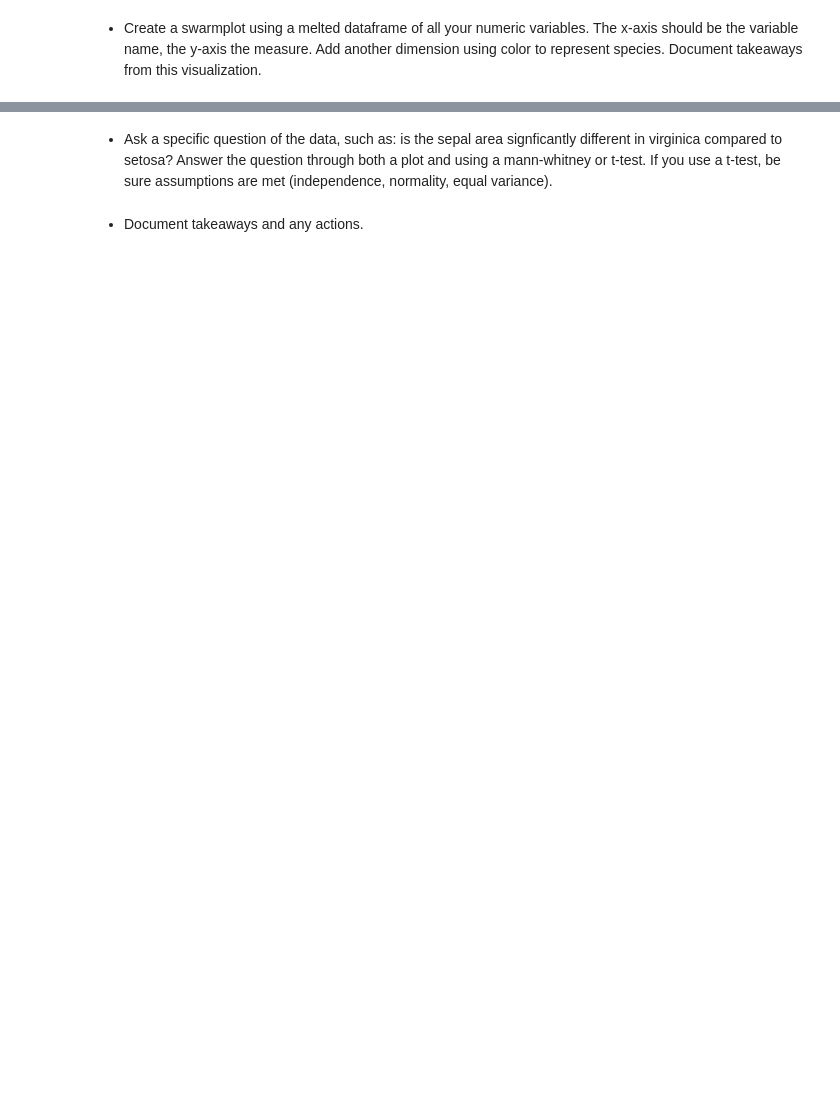
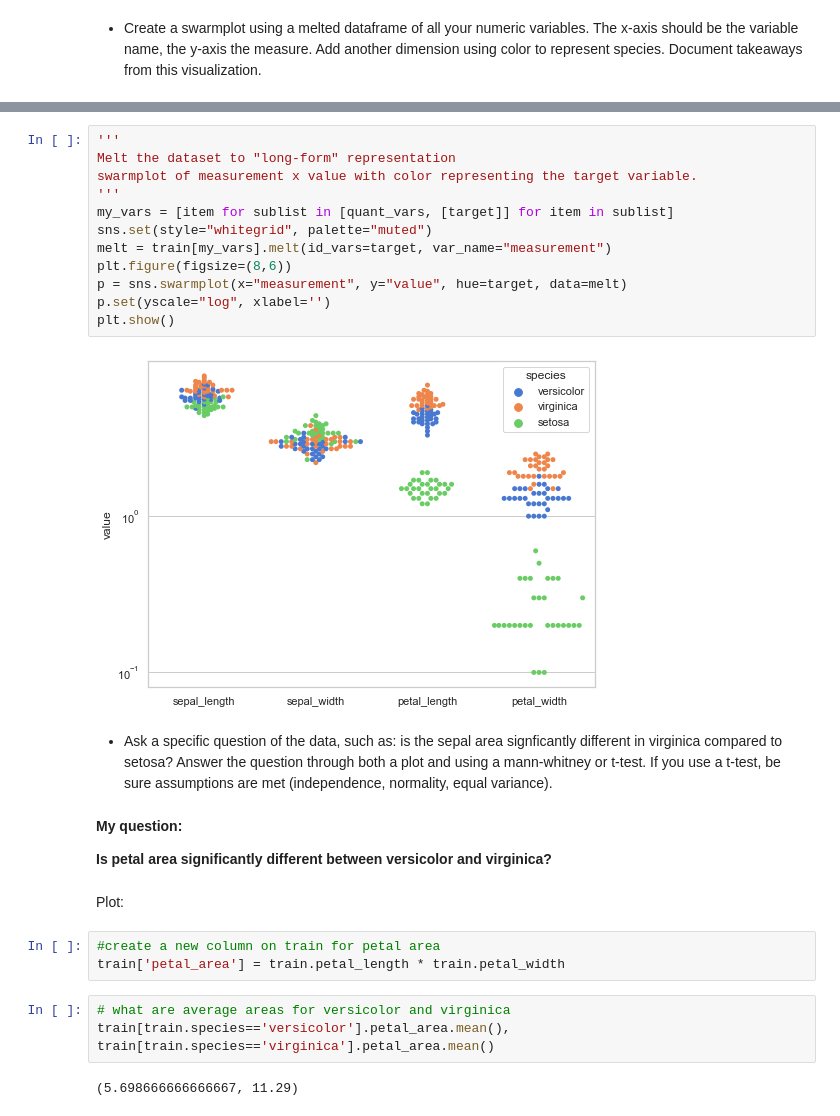
Before and after one commit to adam-talbot/classification-exercises, a Jupyter notebook: classification_exercises.ipynb, the cells around one changed output, grey strips where cells are left out. Drawn from its saved outputs; the diff is of its cells as text; blank space fills up the shorter version.

```diff
--- a/classification_exercises.ipynb
+++ b/classification_exercises.ipynb
@@ -612,4 +820,30 @@ Multivariate Stats
+# %%
+'''
+Melt the dataset to "long-form" representation
+swarmplot of measurement x value with color representing the target variable.
+'''
+my_vars = [item for sublist in [quant_vars, [target]] for item in sublist]
+sns.set(style="whitegrid", palette="muted")
+melt = train[my_vars].melt(id_vars=target, var_name="measurement")
+plt.figure(figsize=(8,6))
+p = sns.swarmplot(x="measurement", y="value", hue=target, data=melt)
+p.set(yscale="log", xlabel='')
+plt.show()
+# %% [output]
+[figure, added]
 # %% [markdown]
 - Ask a specific question of the data, such as: is the sepal area signficantly different in virginica compared to setosa? Answer the question through both a plot and using a mann-whitney or t-test. If you use a t-test, be sure assumptions are met (independence, normality, equal variance).
-# %% [markdown]
-- Document takeaways and any actions.
+# %% [markdown]
+**My question:**
+
+**Is petal area significantly different between versicolor and virginica?**
+# %% [markdown]
+Plot:
+# %%
+#create a new column on train for petal area
+train['petal_area'] = train.petal_length * train.petal_width
+# %%
+# what are average areas for versicolor and virginica
+train[train.species=='versicolor'].petal_area.mean(), train[train.species=='virginica'].petal_area.mean()
+# %% [output]
+(5.698666666666667, 11.29)
```
Also changed, not shown: parts of 50 cells of this notebook.
